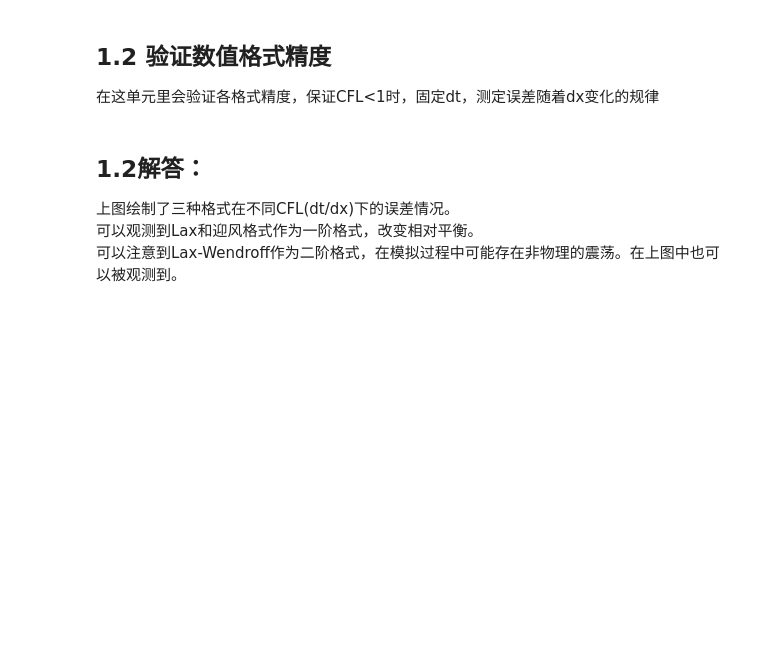
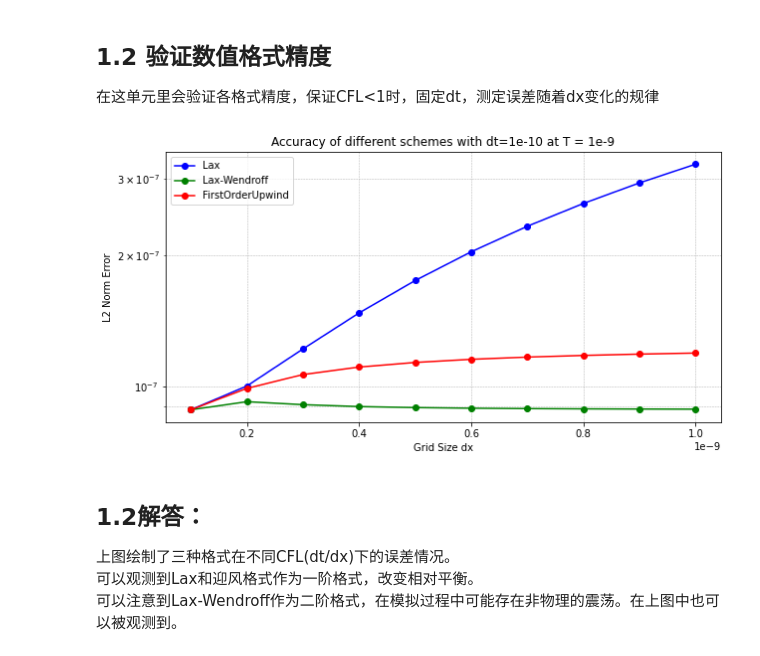
Before and after one commit to lnhang0618/PolySchemeFramework, a Jupyter notebook: Quick_start.ipynb, the cells around one changed output. Drawn from its saved outputs; the diff is of its cells as text; code cells hidden in the pictures; blank space fills up the shorter version.

```diff
--- a/Quick_start.ipynb
+++ b/Quick_start.ipynb
@@ -160,38 +164,40 @@ import numpy as np
 import matplotlib.pyplot as plt
 
 
 wrapper = SolversWrapper()
 LaxSolver = wrapper.createLaxSolver()
 Lax_WendroffSolver = wrapper.createLax_WendroffSolver()
 FirstOrderUpwindSolver = wrapper.createFirstOrderUpwindSolver()
 
 # 获取不同dx的结果
-dt = 0.005
-dxs = [0.005,0.01,0.015,0.02,0.025,0.03]
+dt = 1e-10
+dxs = 1e-10*np.array([1,2,3,4,5,6,7,8,9,10])
 schemes = [LaxSolver,Lax_WendroffSolver,FirstOrderUpwindSolver]
 
 # get the data at Time = 2
 
-results_diffschemes = [[scheme.run_and_get_data_double(dx,dt,2) for dx in dxs] for scheme in schemes]
-errors_schemes = [[np.linalg.norm(result[-1]['u']-result[-1]['u_analy'],2) for result in results] for results in results_diffschemes]
+results_diffschemes = [[scheme.run_and_get_data_double(dx,dt,1e-9) for dx in dxs] for scheme in schemes]
+errors_schemes = [[np.linalg.norm(result[1]['u']-result[1]['u_analy'],2) for result in results] for results in results_diffschemes]
 
 plt.figure(figsize=(10, 5))
 
 # 使用对数坐标
 plt.yscale('log')
 
 # 绘制结果
 plt.plot(dxs, errors_schemes[0], '-o', label='Lax', color='blue')
 plt.plot(dxs, errors_schemes[1], '-o', label='Lax-Wendroff', color='green')
 plt.plot(dxs, errors_schemes[2], '-o', label='FirstOrderUpwind', color='red')
 
 
 plt.xlabel('Grid Size dx')
 plt.ylabel('L2 Norm Error')
-plt.title('Accuracy of different schemes with dt={} at T = 2'.format(dt))
+plt.title('Accuracy of different schemes with dt={} at T = 1e-9'.format(dt))
 plt.legend(loc='best')
 plt.grid(which='both', linestyle='--', linewidth=0.5)
 plt.show()
+# %% [output]
+[figure, added]
 # %% [markdown]
 ## 1.2解答：
 上图绘制了三种格式在不同CFL(dt/dx)下的误差情况。
```
Also changed, not shown: parts of 1 cell of this notebook, 15 other files.
